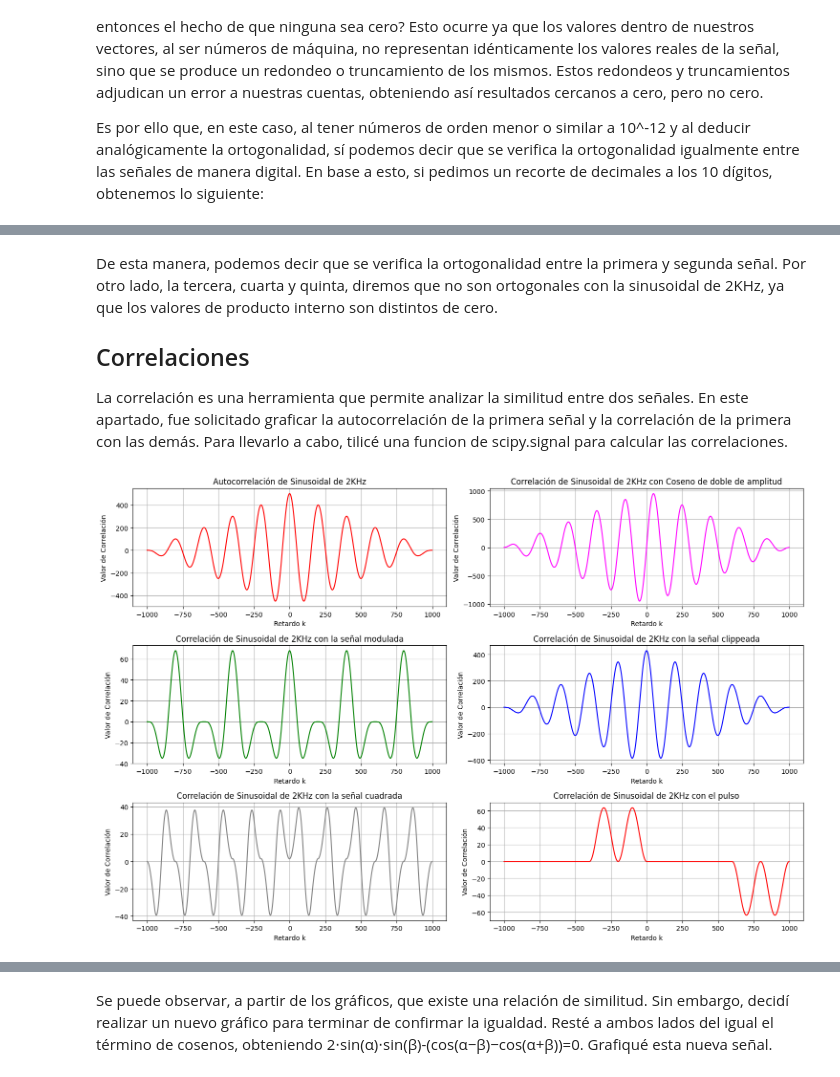
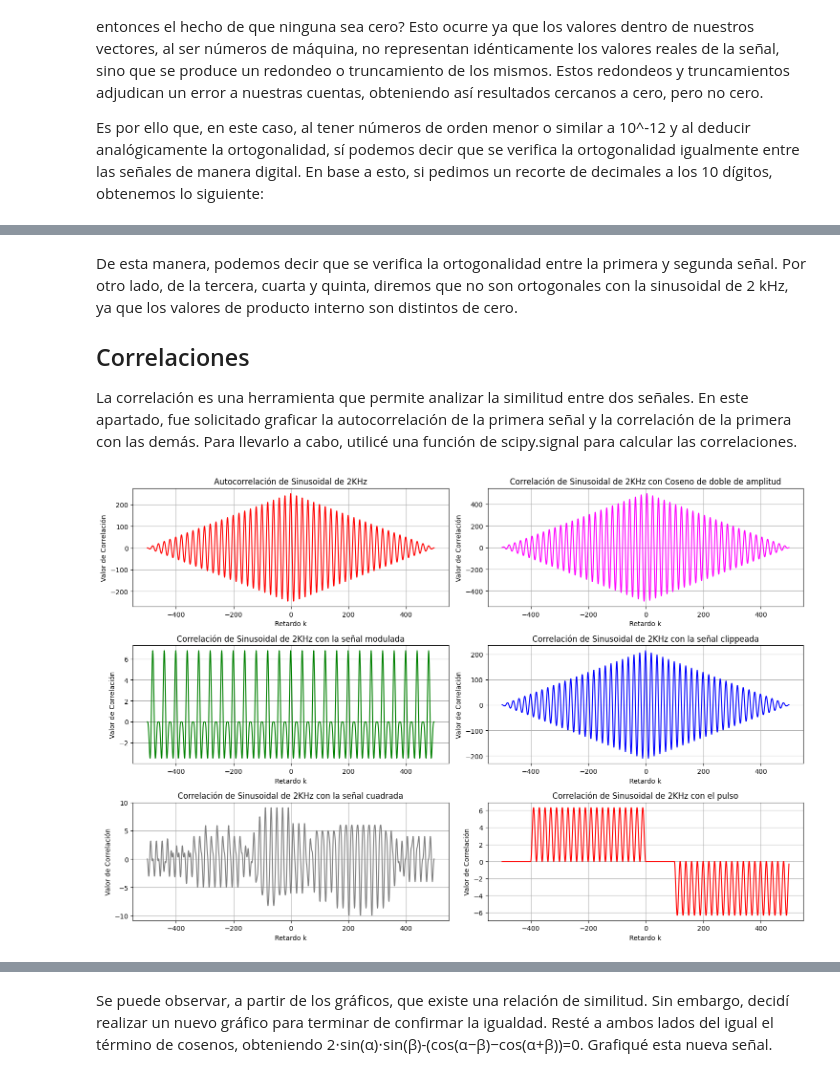
Before and after one commit to mtaranilla/APS_2025, a Jupyter notebook: TS1_Taranilla_notebook.ipynb, the cells around one changed output, grey strips where cells are left out. Saved outputs shown, nothing was run; the diff lists cells and outputs as text; code cells hidden in the pictures.

```diff
--- a/TS1_Taranilla_notebook.ipynb
+++ b/TS1_Taranilla_notebook.ipynb
@@ -117,5 +117,5 @@ En todos los casos utilicé una misma *fs = 400 KHz* (Por lo tanto una *Ts = 0,0
 # %%
-fs = 400000
+fs = 40000
 Ts = 1/fs
 N = 1000
 T_simulacion = N/fs
@@ -288,20 +293,38 @@ El producto interno entre la primera y sexta señal es -0.0000000000
 # %% [markdown]
-De esta manera, podemos decir que se verifica la ortogonalidad entre la primera y segunda señal. Por otro lado, la tercera, cuarta y quinta, diremos que no son ortogonales con la sinusoidal de 2KHz, ya que los valores de producto interno son distintos de cero.
+De esta manera, podemos decir que se verifica la ortogonalidad entre la primera y segunda señal. Por otro lado, de la tercera, cuarta y quinta, diremos que no son ortogonales con la sinusoidal de 2 kHz, ya que los valores de producto interno son distintos de cero.
 
 ## Correlaciones
-La correlación es una herramienta que permite analizar la similitud entre dos señales. En este apartado, fue solicitado graficar la autocorrelación de la primera señal y la correlación de la primera con las demás. Para llevarlo a cabo, tilicé una funcion de scipy.signal para calcular las correlaciones.
+La correlación es una herramienta que permite analizar la similitud entre dos señales. En este apartado, fue solicitado graficar la autocorrelación de la primera señal y la correlación de la primera con las demás. Para llevarlo a cabo, utilicé una función de scipy.signal para calcular las correlaciones.
 # %%
 def correlacion (v1, v2):
+    N = len(v1)
     rv1v2 = sign.correlate(v1, v2, mode ='full', method = 'fft')
     eje_rv1v2 = np.arange(-(N), N-1)
     return rv1v2, eje_rv1v2
 
-rx1x1, eje_correlx1 = correlacion(x1,x1)
-rx1x2, eje_correlx2 = correlacion(x1,x2)
-rx1x3, eje_correlx3 = correlacion(x1,x3)
-rx1x4, eje_correlx4 = correlacion(x1,x4)
-rx1x5, eje_correlx5 = correlacion(x1,x5)
-rx1x6, eje_correlx6 = correlacion(x1,x6)
+# Defino unas nuevas señales, cortadas para visualizar mejor la convolución
+nn = 500
+
+x1_con = np.zeros(nn)
+x2_con = np.zeros(nn)
+x3_con = np.zeros(nn)
+x4_con = np.zeros(nn)
+x5_con = np.zeros(nn)
+x6_con = np.zeros(nn)
+
+x1_con = x1[0:nn]
+x2_con = x2[0:nn]
+x3_con = x3[0:nn]
+x4_con = x4[0:nn]
+x5_con = x5[0:nn]
+x6_con = x6[0:nn]
+
+rx1x1, eje_correlx1 = correlacion(x1_con,x1_con)
+rx1x2, eje_correlx2 = correlacion(x1_con,x2_con)
+rx1x3, eje_correlx3 = correlacion(x1_con,x3_con)
+rx1x4, eje_correlx4 = correlacion(x1_con,x4_con)
+rx1x5, eje_correlx5 = correlacion(x1_con,x5_con)
+rx1x6, eje_correlx6 = correlacion(x1_con,x6_con)
 
 #Grafico las correlaciones
 plt.figure(7, figsize=(15, 10))
@@ -324,34 +347,34 @@ plt.plot(eje_correlx3, rx1x3, color='green')
 plt.title('Correlación de Sinusoidal de 2KHz con la señal modulada')
 plt.grid(True)
 plt.xlabel('Retardo k')
 plt.ylabel('Valor de Correlación')
 
 plt.subplot(3,2,4)
 plt.plot(eje_correlx4, rx1x4, color='blue')
 plt.title('Correlación de Sinusoidal de 2KHz con la señal clippeada')
 plt.grid(True)
 plt.xlabel('Retardo k')
 plt.ylabel('Valor de Correlación')
 
 plt.subplot(3,2,5)
 plt.plot(eje_correlx5, rx1x5, color='grey')
 plt.title('Correlación de Sinusoidal de 2KHz con la señal cuadrada')
 plt.grid(True)
 plt.xlabel('Retardo k')
 plt.ylabel('Valor de Correlación')
 
 plt.subplot(3,2,6)
 plt.plot(eje_correlx6, rx1x6, color='red')
 plt.title('Correlación de Sinusoidal de 2KHz con el pulso')
 plt.grid(True)
 plt.xlabel('Retardo k')
 plt.ylabel('Valor de Correlación')
 
 plt.tight_layout()
 
 plt.show()
 # %% [output]
-[figure, old version]
+[figure, new version]
 # %% [markdown]
 ### Análisis de resultados
 
```
Also changed, not shown: parts of 23 cells of this notebook.
